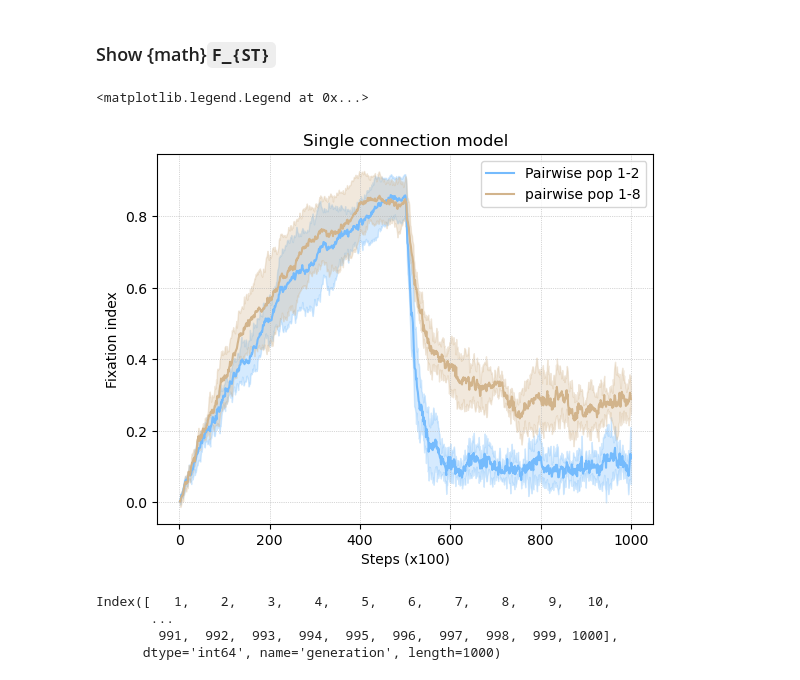
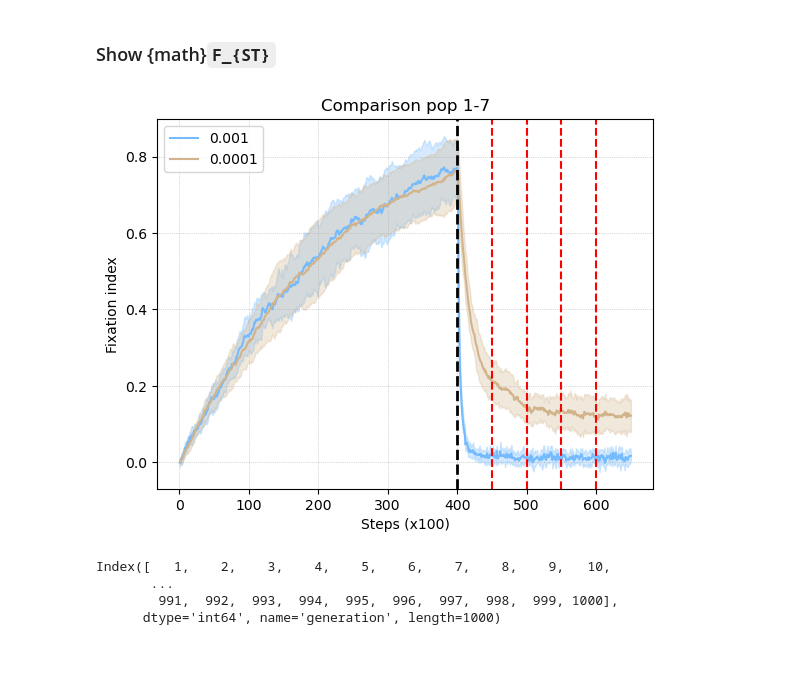
Before and after one commit to mtomasini/MetapopulationsPython, a Jupyter notebook: exploration.ipynb, the cells around one changed output. Saved outputs shown, nothing was run; the diff lists cells and outputs as text; code cells hidden in the pictures.

```diff
--- a/exploration.ipynb
+++ b/exploration.ipynb
@@ -1356,37 +1359,39 @@ plt.savefig("mds_continent.png")
 # %% [markdown]
 ### Show {math}`F_{ST}`
 # %%
-front_data = pd.read_csv("./Outputs/PaperSeptember/AggregateData/frontConnection/neutral_interaction_0.0001_5pulses_1000gen_fst.csv")
-single_data = pd.read_csv("./Outputs/PaperSeptember/AggregateData/singleConnection/neutral_interaction_0.0001_5pulses_1000gen_fst.csv")
+front_data = pd.read_csv("./Outputs/PaperSeptember/AggregateData/frontConnection/neutral_interaction_0.001_5pulses_500gen_fst.csv")
+single_data = pd.read_csv("./Outputs/PaperSeptember/AggregateData/frontConnection/neutral_interaction_0.0001_5pulses_500gen_fst.csv")
 # %%
-front_data["generation"] = front_data.apply(lambda x: (x.name) % 1000 + 1 , axis=1)
-single_data["generation"] = single_data.apply(lambda x: (x.name) % 1000 + 1 , axis=1)
+front_data["generation"] = front_data.apply(lambda x: (x.name) % 650 + 1 , axis=1)
+single_data["generation"] = single_data.apply(lambda x: (x.name) % 650 + 1 , axis=1)
 # %%
-plot_data_1 = front_data.groupby("generation")["2-6"]
-plot_data_2 = single_data.groupby("generation")["2-6"]
+plot_data_1 = front_data.groupby("generation")["0-6"]
+plot_data_2 = single_data.groupby("generation")["0-6"]
 
 plt.plot(plot_data_1.mean(), color="xkcd:sky blue")
 plt.plot(plot_data_2.mean(), color="tan")
 std_plus_1 = plot_data_1.mean() + plot_data_1.std()
 std_minus_1 = plot_data_1.mean() - plot_data_1.std()
 std_plus_2 = plot_data_2.mean() + plot_data_2.std()
 std_minus_2 = plot_data_2.mean() - plot_data_2.std()
 # std_plus cannot be larger than 100 in the beginning (but values can as it can be below 0 and this is a symetric +/-!)
 # std_plus_1[std_plus_1 > 100] = 100
 # std_minus_1[std_minus_1 < 0] = 0
 # std_plus_2[std_plus_2 > 100] = 100
 # std_minus_2[std_minus_2 < 0] = 0
 plt.fill_between(plot_data_1.mean().index, std_minus_1, std_plus_1, alpha = 0.3, color="xkcd:sky blue")
 plt.fill_between(plot_data_2.mean().index, std_minus_2, std_plus_2, alpha = 0.3, color="tan")
 plt.ylabel("Fixation index")
 plt.xlabel("Steps (x100)")
 
 plt.grid(linestyle=':', linewidth=0.5)
-plt.title(f"Comparison pop 3-7")
-plt.legend(["Pairwise pop 1-2", "pairwise pop 1-8"])
+plt.title(f"Comparison pop 1-7")
+plt.legend(["0.001", "0.0001"])
+plt.axvline(400, linestyle='--', linewidth=2, c="k")
+for i in [450, 500, 550, 600]:
+    plt.axvline(i, linestyle='--', c="r")
 # %% [output]
-<matplotlib.legend.Legend at 0x...>
-[figure, old version]
+[figure, new version]
 # %%
 plot_data_1.mean().index
 # %% [output]
```
Also changed, not shown: parts of 4 cells of this notebook, 3 other files.
